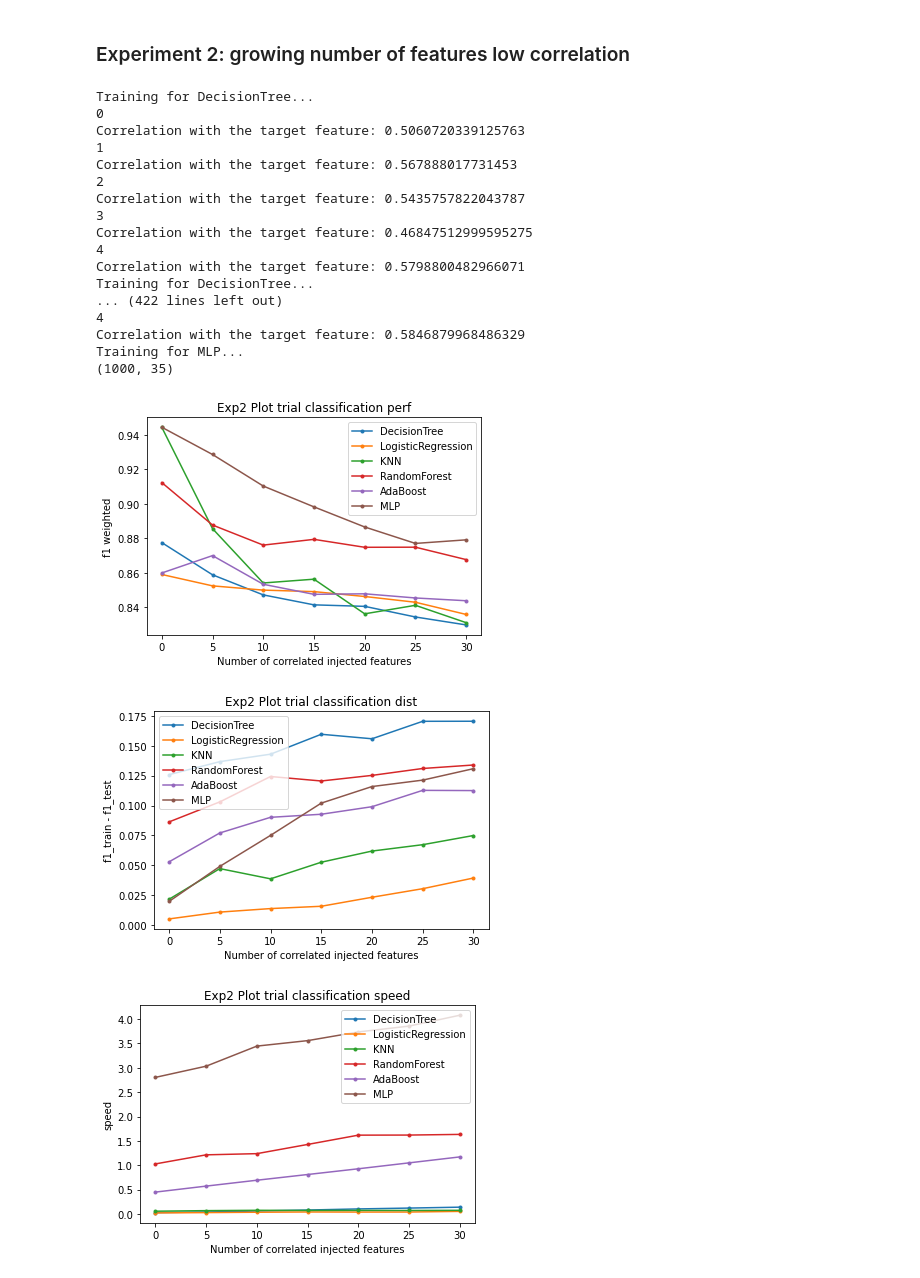
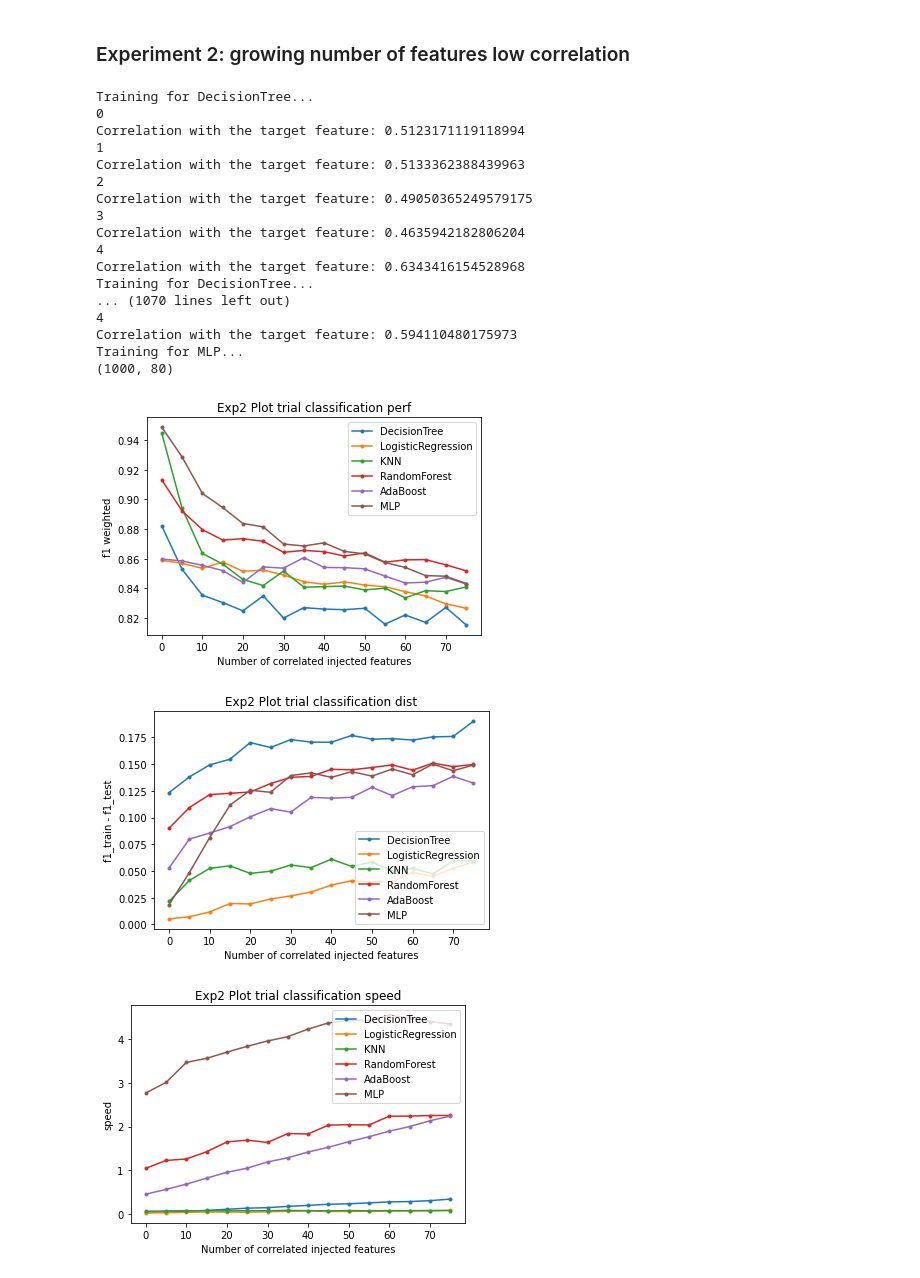
Before and after one commit to tommasoaiello/Data_quality_project, a Jupyter notebook: SCRIPTS/project.ipynb, the cells around one changed output. Drawn from its saved outputs; the diff is of its cells as text; code cells hidden in the pictures.

```diff
--- a/SCRIPTS/project.ipynb
+++ b/SCRIPTS/project.ipynb
@@ -228,7 +257,7 @@ for algorithm in CLASSIFICATION_ALGORITHMS: # FIRST CICLE ON THE ALGORITHMS
 
     X_with_new_feature = X
 
-    for i in range(0, 6): # SECOND CICLE ON THE NUMBER OF POLLUTED DATASET THAT YOU WANT TO CREATE WITH DIFFERENT % OF POLLUTION
+    for i in range(0, 15): # SECOND CICLE ON THE NUMBER OF POLLUTED DATASET THAT YOU WANT TO CREATE WITH DIFFERENT % OF POLLUTION
         # DATA COLLECTION: this is going to be eliminated
         #X, y = make_dataset_for_classification(n_samples=1000, n_features=7, n_informative=7, n_redundant=0, n_repeated=0, n_classes=2, n_clusters_per_class=2, weights=None, flip_y=0.01, class_sep=1.0, hypercube=True, seed=2023)
 
@@ -258,26 +287,27 @@ for algorithm in CLASSIFICATION_ALGORITHMS: # FIRST CICLE ON THE ALGORITHMS
 # %% [output]
 Training for DecisionTree...
 0
-Correlation with the target feature: 0.5060720339125763
+Correlation with the target feature: 0.5123171119118994
 1
-Correlation with the target feature: 0.567888017731453
+Correlation with the target feature: 0.5133362388439963
 2
-Correlation with the target feature: 0.5435757822043787
+Correlation with the target feature: 0.49050365249579175
 3
-Correlation with the target feature: 0.46847512999595275
+Correlation with the target feature: 0.4635942182806204
 4
-Correlation with the target feature: 0.5798800482966071
+Correlation with the target feature: 0.6343416154528968
 Training for DecisionTree...
-... (422 lines left out)
+... (1070 lines left out)
 4
-Correlation with the target feature: 0.5846879968486329
+Correlation with the target feature: 0.594110480175973
 Training for MLP...
-(1000, 35)
+(1000, 80)
 # %%
-plot(x_axis_values=[0, 5, 10, 15, 20, 25, 30], x_label="Number of correlated injected features", results=results_for_each_algorithm, title="Exp2 Plot trial classification perf", algorithms=CLASSIFICATION_ALGORITHMS, plot_type="performance")
-plot(x_axis_values=[0, 5, 10, 15, 20, 25, 30], x_label="Number of correlated injected features", results=results_for_each_algorithm, title="Exp2 Plot trial classification dist", algorithms=CLASSIFICATION_ALGORITHMS, plot_type="distance train-test")
-plot(x_axis_values=[0, 5, 10, 15, 20, 25, 30], x_label="Number of correlated injected features", results=results_for_each_algorithm, title="Exp2 Plot trial classification speed", algorithms=CLASSIFICATION_ALGORITHMS, plot_type="speed")
+result_array = np.arange(0, 16 * 5, 5)
+plot(x_axis_values=result_array, x_label="Number of correlated injected features", results=results_for_each_algorithm, title="Exp2 Plot trial classification perf", algorithms=CLASSIFICATION_ALGORITHMS, plot_type="performance")
+plot(x_axis_values=result_array, x_label="Number of correlated injected features", results=results_for_each_algorithm, title="Exp2 Plot trial classification dist", algorithms=CLASSIFICATION_ALGORITHMS, plot_type="distance train-test")
+plot(x_axis_values=result_array, x_label="Number of correlated injected features", results=results_for_each_algorithm, title="Exp2 Plot trial classification speed", algorithms=CLASSIFICATION_ALGORITHMS, plot_type="speed")
 # %% [output]
-[figure, old version]
+[figure, new version]
-[figure, old version]
+[figure, new version]
-[figure, old version]
+[figure, new version]
```
Also changed, not shown: parts of 14 cells of this notebook, 15 other files.
